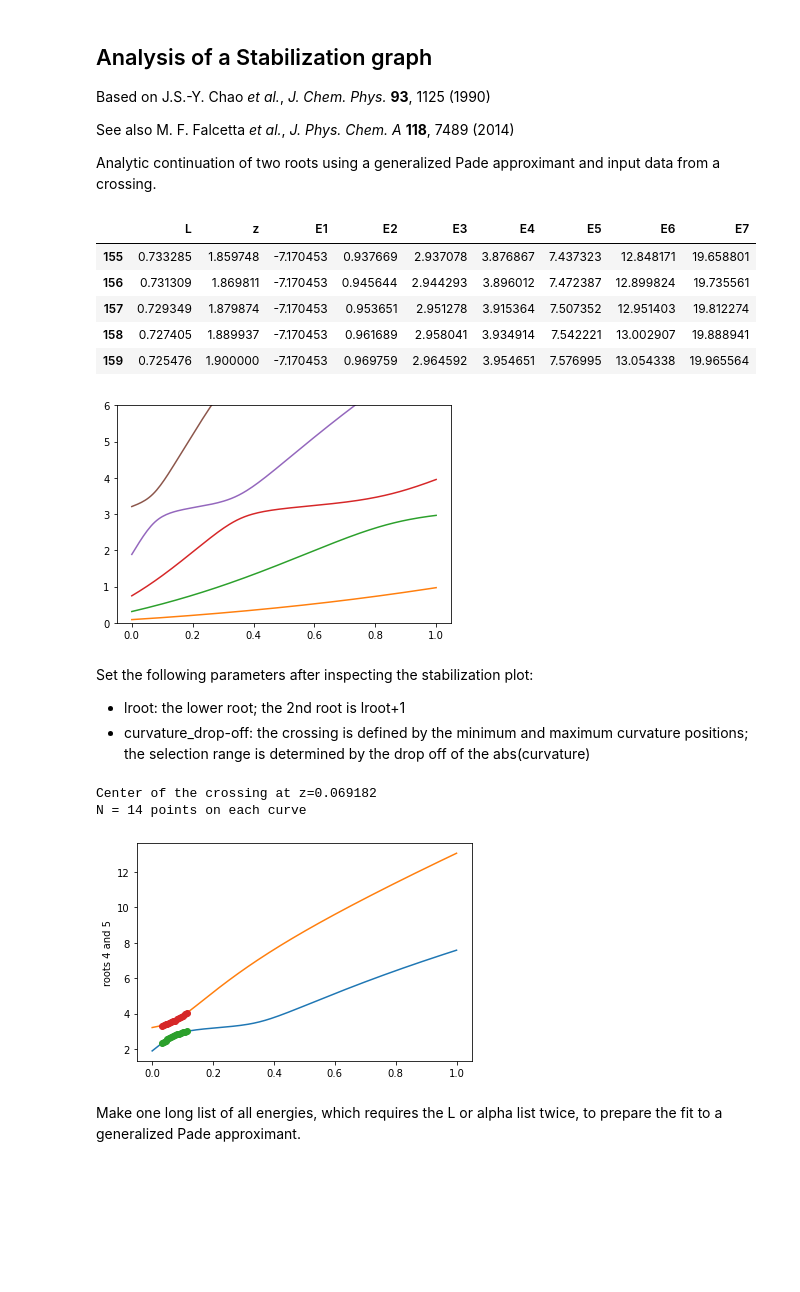
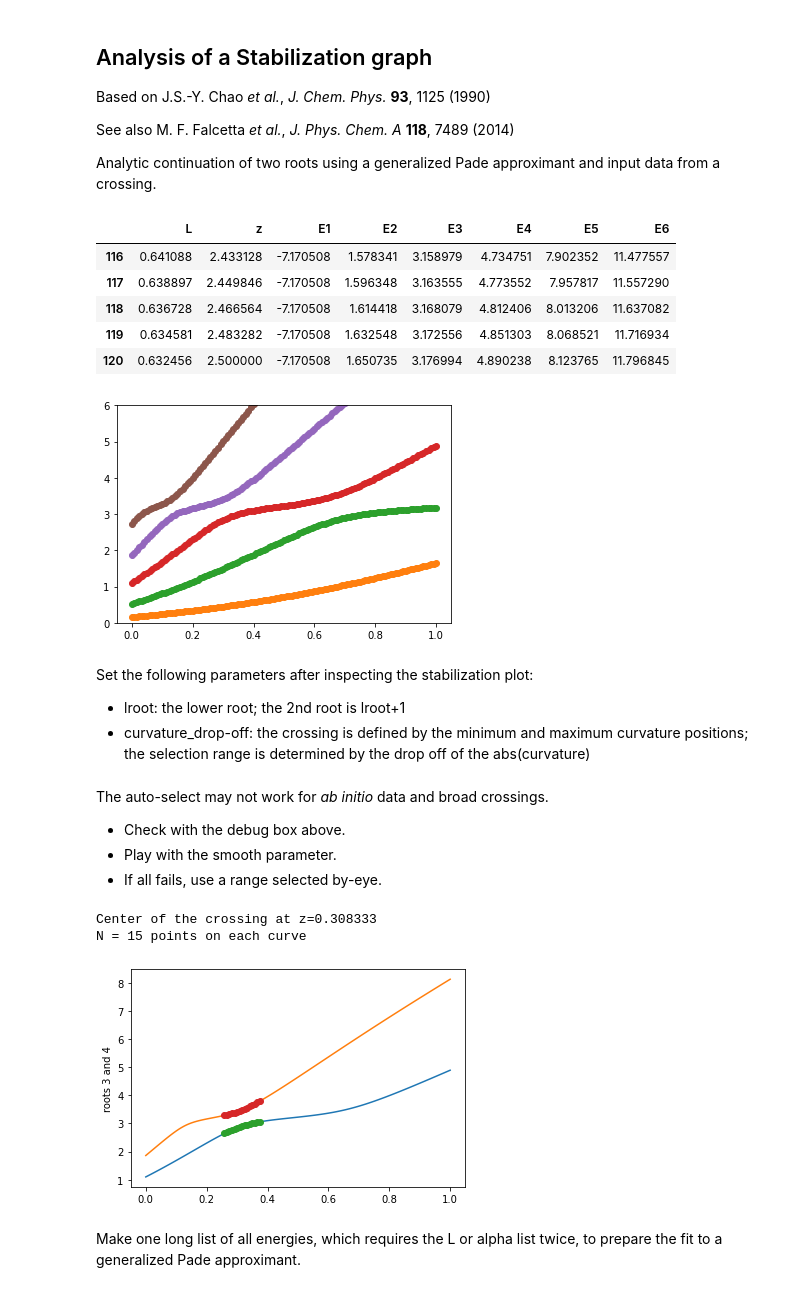
Before and after one commit to tsommerfeld/L2-methods_for_resonances, a Jupyter notebook: notebooks/Stab_3D/GPA-analysis.ipynb, the cells around one changed output. Saved outputs shown, nothing was run; the diff lists cells and outputs as text; code cells hidden in the pictures; blank space fills up the shorter version.

```diff
--- a/notebooks/Stab_3D/GPA-analysis.ipynb
+++ b/notebooks/Stab_3D/GPA-analysis.ipynb
@@ -25,34 +25,40 @@ Angs2Bohr=1.8897259886
 au2eV=27.211386027
 au2cm=219474.63068
 #
-#df=pd.read_csv("DVR_stab_plot.csv", delim_whitespace=False)
+df=pd.read_csv("DVR_stab_plot.csv", delim_whitespace=False)
 #df=pd.read_csv("GTO_unc_stab_plot.csv", delim_whitespace=False)
 #df=pd.read_csv("GTO_DZ_stab_plot.csv", delim_whitespace=False)
-df=pd.read_csv("GTO_TZ_stab_plot.csv", delim_whitespace=False)
+#df=pd.read_csv("GTO_TZ_stab_plot.csv", delim_whitespace=False)
+#
+#df=pd.read_csv("/home/thomas/Current_Work/Caroline/Glyoxal/Stab/E_geo0.csv", delim_whitespace=True)
+#df=pd.read_csv("/home/thomas/Current_Work/Caroline/Glyoxal/Stab/E_geo-1.csv", delim_whitespace=True)
+#df=pd.read_csv("/home/thomas/Current_Work/Caroline/Glyoxal/Stab/Z_geo0_cleaned.csv")
+#df=pd.read_csv("/home/thomas/Current_Work/Caroline/Glyoxal/Stab/Z_geo-1_cleaned.csv")
+
 df.tail()
 # %% [output]
-|  | L | z | E1 | E2 | E3 | E4 | E5 | E6 | E7 |
-| 155 | 0.733285 | 1.859748 | -7.170453 | 0.937669 | 2.937078 | 3.876867 | 7.437323 | 12.848171 | 19.658801 |
-| 156 | 0.731309 | 1.869811 | -7.170453 | 0.945644 | 2.944293 | 3.896012 | 7.472387 | 12.899824 | 19.735561 |
-| 157 | 0.729349 | 1.879874 | -7.170453 | 0.953651 | 2.951278 | 3.915364 | 7.507352 | 12.951403 | 19.812274 |
-| 158 | 0.727405 | 1.889937 | -7.170453 | 0.961689 | 2.958041 | 3.934914 | 7.542221 | 13.002907 | 19.888941 |
-| 159 | 0.725476 | 1.900000 | -7.170453 | 0.969759 | 2.964592 | 3.954651 | 7.576995 | 13.054338 | 19.965564 |
+|  | L | z | E1 | E2 | E3 | E4 | E5 | E6 |
+| 116 | 0.641088 | 2.433128 | -7.170508 | 1.578341 | 3.158979 | 4.734751 | 7.902352 | 11.477557 |
+| 117 | 0.638897 | 2.449846 | -7.170508 | 1.596348 | 3.163555 | 4.773552 | 7.957817 | 11.557290 |
+| 118 | 0.636728 | 2.466564 | -7.170508 | 1.614418 | 3.168079 | 4.812406 | 8.013206 | 11.637082 |
+| 119 | 0.634581 | 2.483282 | -7.170508 | 1.632548 | 3.172556 | 4.851303 | 8.068521 | 11.716934 |
+| 120 | 0.632456 | 2.500000 | -7.170508 | 1.650735 | 3.176994 | 4.890238 | 8.123765 | 11.796845 |
 # %%
 alpha=df.columns[1]
 E_labels=df.columns[2:]
 zs=df[alpha].values
 zmin, zmax = zs[0], zs[-1]
 if zmax < zmin:
     zmin, zmax = zmax, zmin
 zs=(zs-zmin)/(zmax-zmin)
 if True:
     plt.cla()
     for E in E_labels:
-        plt.plot(zs, df[E].values, '-')
+        plt.plot(zs, df[E].values, 'o-')
     plt.ylim(0,6)
     plt.show()
 # %% [output]
-[figure, old version]
+[figure, new version]
 # %% [markdown]
 Set the following parameters after inspecting the stabilization plot:
 * lroot: the lower root; the 2nd root is lroot+1
@@ -60,21 +83,20 @@ Set the following parameters after inspecting the stabilization plot:
+# %% [markdown]
+The auto-select may not work for *ab initio* data and broad crossings.
+* Check with the debug box above.
+* Play with the smooth parameter.
+* If all fails, use a range selected by-eye.
 # %%
-lroot=4
+lroot=3
 curvature_drop_off=0.5
 E_lw=df[E_labels[lroot]].values
 E_up=df[E_labels[lroot+1]].values
 #success, zc, alps, E1s, E2s = st.crossing(zs, E_lw, E_up, select=-1)
 success, zc, alps, E1s, E2s = st.crossing(zs, E_lw, E_up, select=curvature_drop_off)
-if not success:
-    print('No crossing found.')
-    zcs = (zs[alps[0]], zs[alps[1]])
-    print('min/max curvature at z=%f and z=%f' % zcs)
-    plt.cla()
-    plt.plot(zs, E1s, zs, E2s)
-    plt.ylabel('curvature '+str(lroot)+' and '+str(lroot+1))
-    plt.show()
+npts = len(alps)
+if not success or npts < 2:
+    print('No crossing found. Try debug box above')
 else:
     print('Center of the crossing at z=%f' % (zc))
-    npts = len(alps)
     print('N = %d points on each curve' % (npts))
     plt.cla()
     plt.plot(zs, E_lw, zs, E_up)
@@ -82,6 +104,6 @@ else:
     plt.ylabel('roots '+str(lroot)+' and '+str(lroot+1))
     plt.show()
 # %% [output]
-Center of the crossing at z=0.069182
-N = 14 points on each curve
+Center of the crossing at z=0.308333
+N = 15 points on each curve
-[figure, old version]
+[figure, new version]
```
Also changed, not shown: parts of 11 cells of this notebook, 24 other files.
